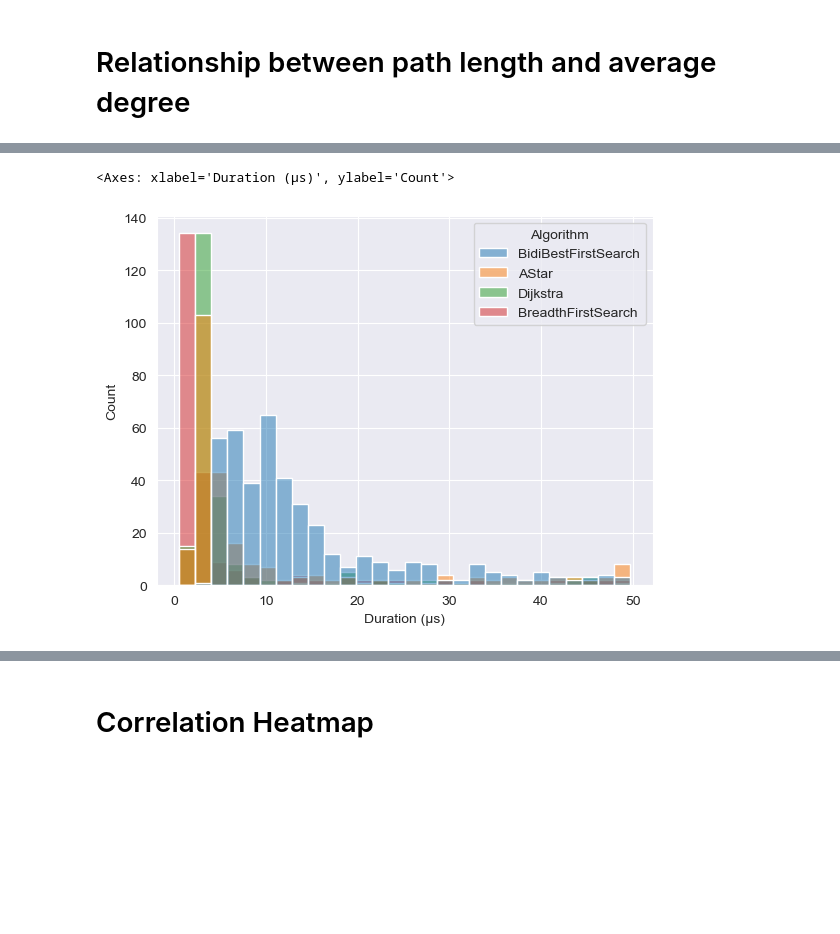
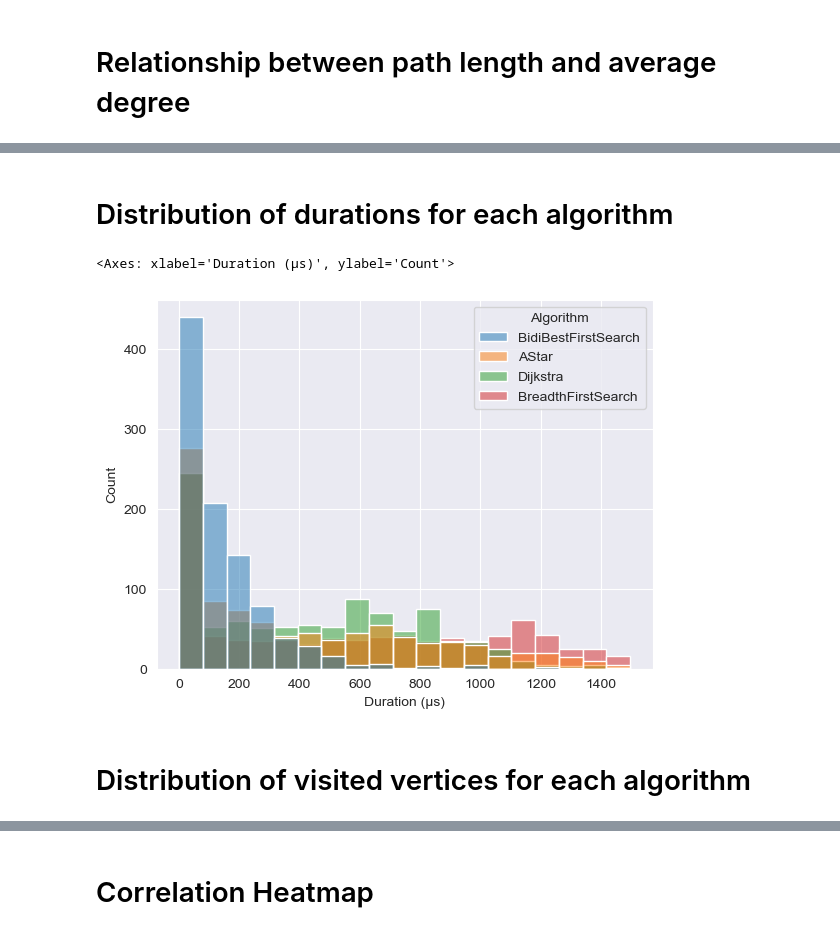
Before and after one commit to Spi3lot/pathfinding, a Jupyter notebook: Pathfinding/modifiable-benchmark.ipynb, the cells around one changed output, grey strips where cells are left out. Cells and saved outputs as stored; diff of their text form; code cells hidden in the pictures; blank space fills up the shorter version.

```diff
--- a/Pathfinding/modifiable-benchmark.ipynb
+++ b/Pathfinding/modifiable-benchmark.ipynb
@@ -78,5 +139,9 @@ sns.lineplot(benchmark, x='Path Length', y='Average Degree')
+# %% [markdown]
+# Distribution of durations for each algorithm
 # %%
-sns.histplot(benchmark[benchmark['Duration (µs)'] < 50], x='Duration (µs)', hue='Algorithm')
+sns.histplot(benchmark[benchmark['Duration (µs)'] < 1500], x='Duration (µs)', hue='Algorithm')
 # %% [output]
 <Axes: xlabel='Duration (µs)', ylabel='Count'>
-[figure, old version]
+[figure, new version]
+# %% [markdown]
+# Distribution of visited vertices for each algorithm
```
Also changed, not shown: parts of 23 cells of this notebook, 13 other files.
